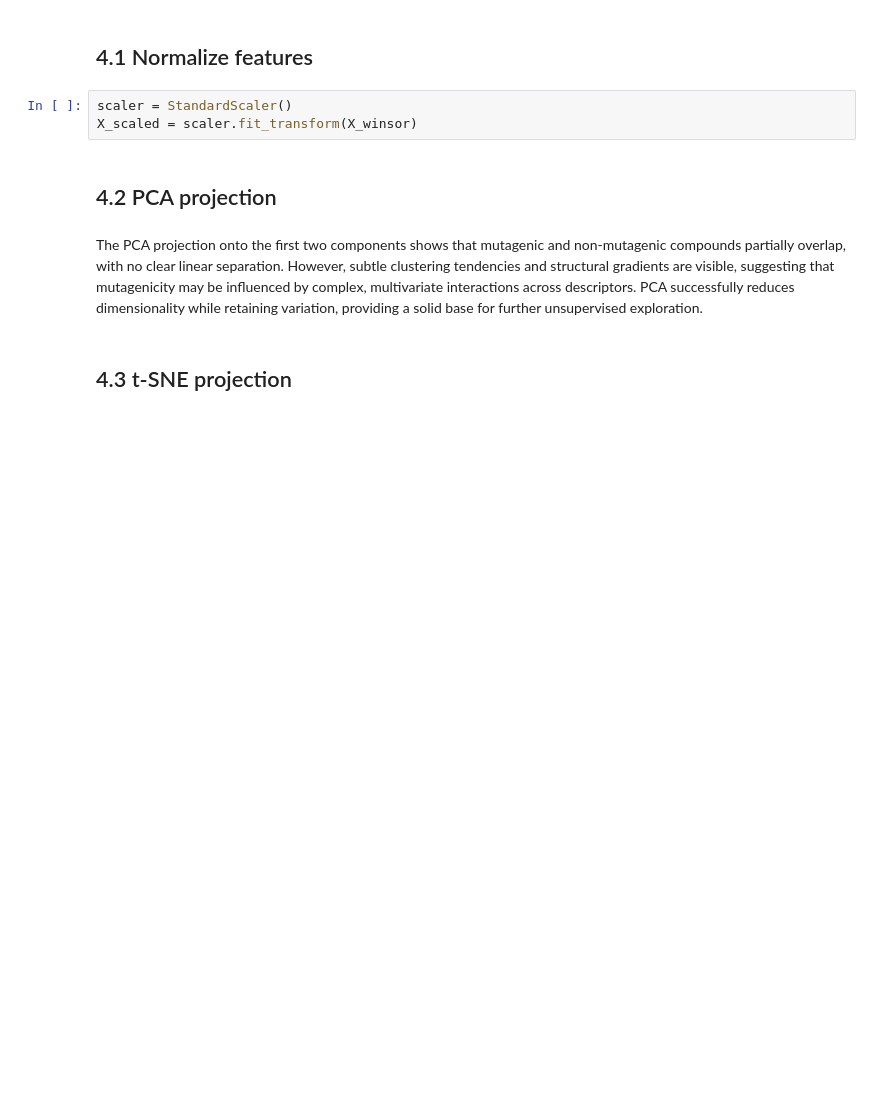
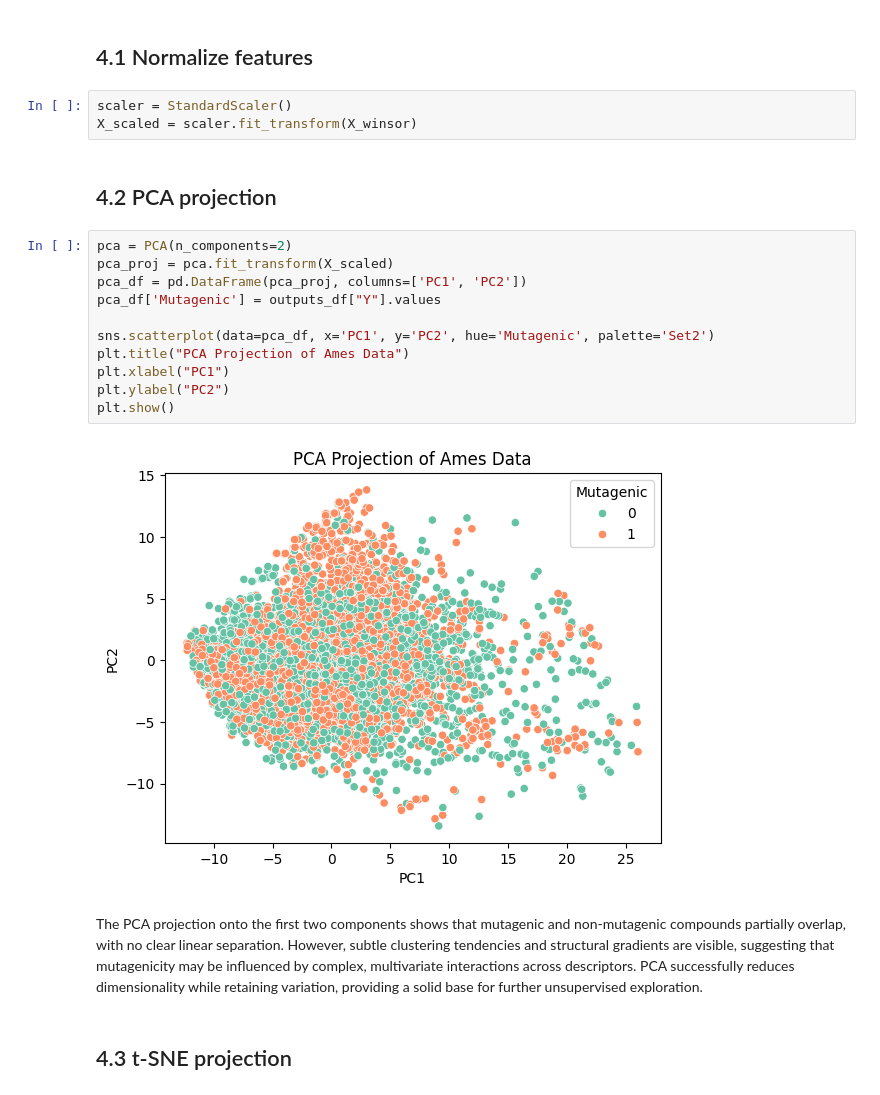
Before and after one commit to arog-bioinfo/ECDB_Project, a Jupyter notebook: trabalho_py/relatorio_grupo1.ipynb, the cells around one changed output. Cells and saved outputs as stored; diff of their text form; blank space fills up the shorter version.

```diff
--- a/trabalho_py/relatorio_grupo1.ipynb
+++ b/trabalho_py/relatorio_grupo1.ipynb
@@ -429,6 +429,19 @@ scaler = StandardScaler()
 X_scaled = scaler.fit_transform(X_winsor)
 # %% [markdown]
 ## 4.2 PCA projection
+# %%
+pca = PCA(n_components=2)
+pca_proj = pca.fit_transform(X_scaled)
+pca_df = pd.DataFrame(pca_proj, columns=['PC1', 'PC2'])
+pca_df['Mutagenic'] = outputs_df["Y"].values
+
+sns.scatterplot(data=pca_df, x='PC1', y='PC2', hue='Mutagenic', palette='Set2')
+plt.title("PCA Projection of Ames Data")
+plt.xlabel("PC1")
+plt.ylabel("PC2")
+plt.show()
+# %% [output]
+[figure, added]
 # %% [markdown]
 
 
```
Also changed, not shown: parts of 6 cells of this notebook.
